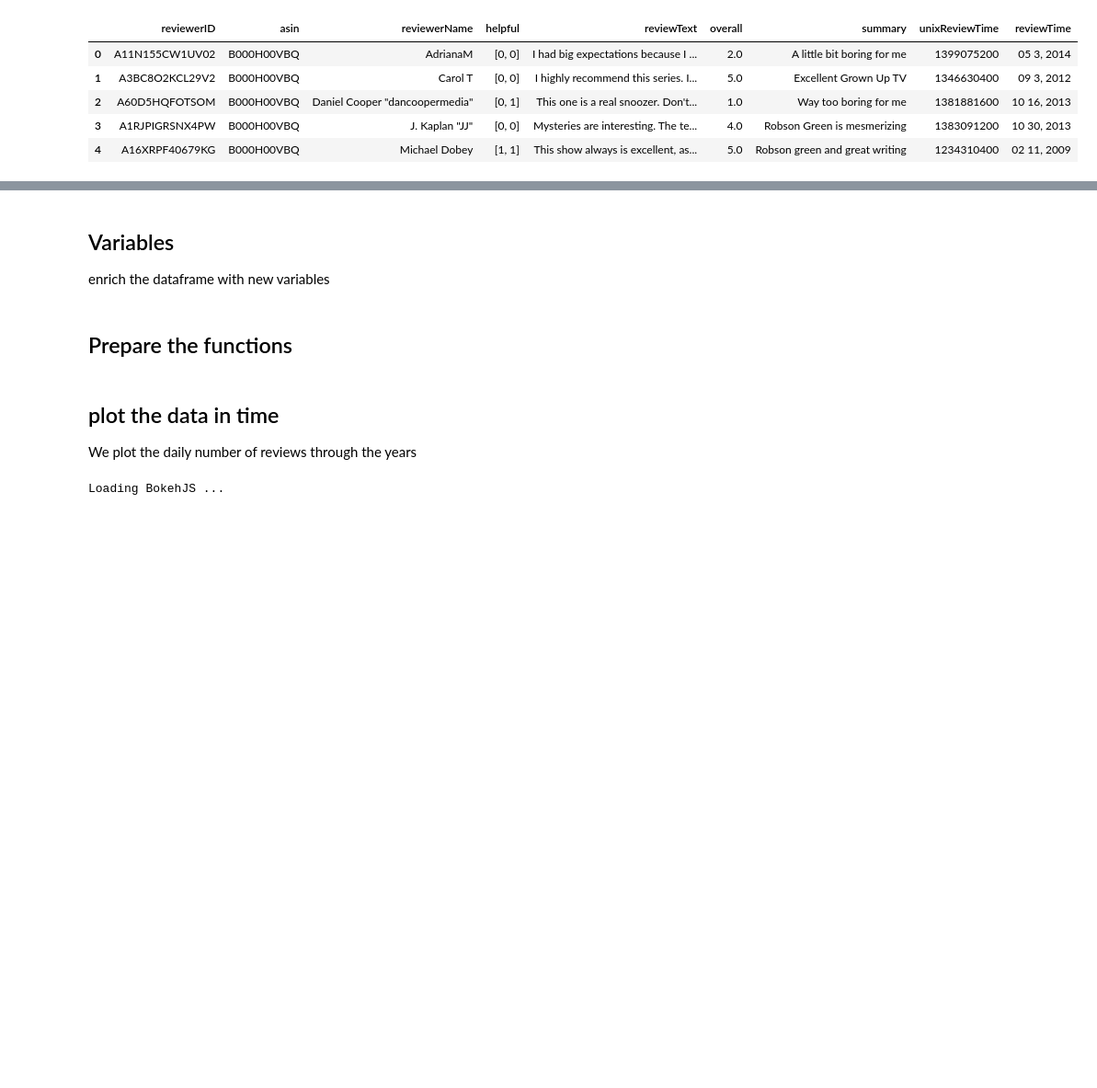
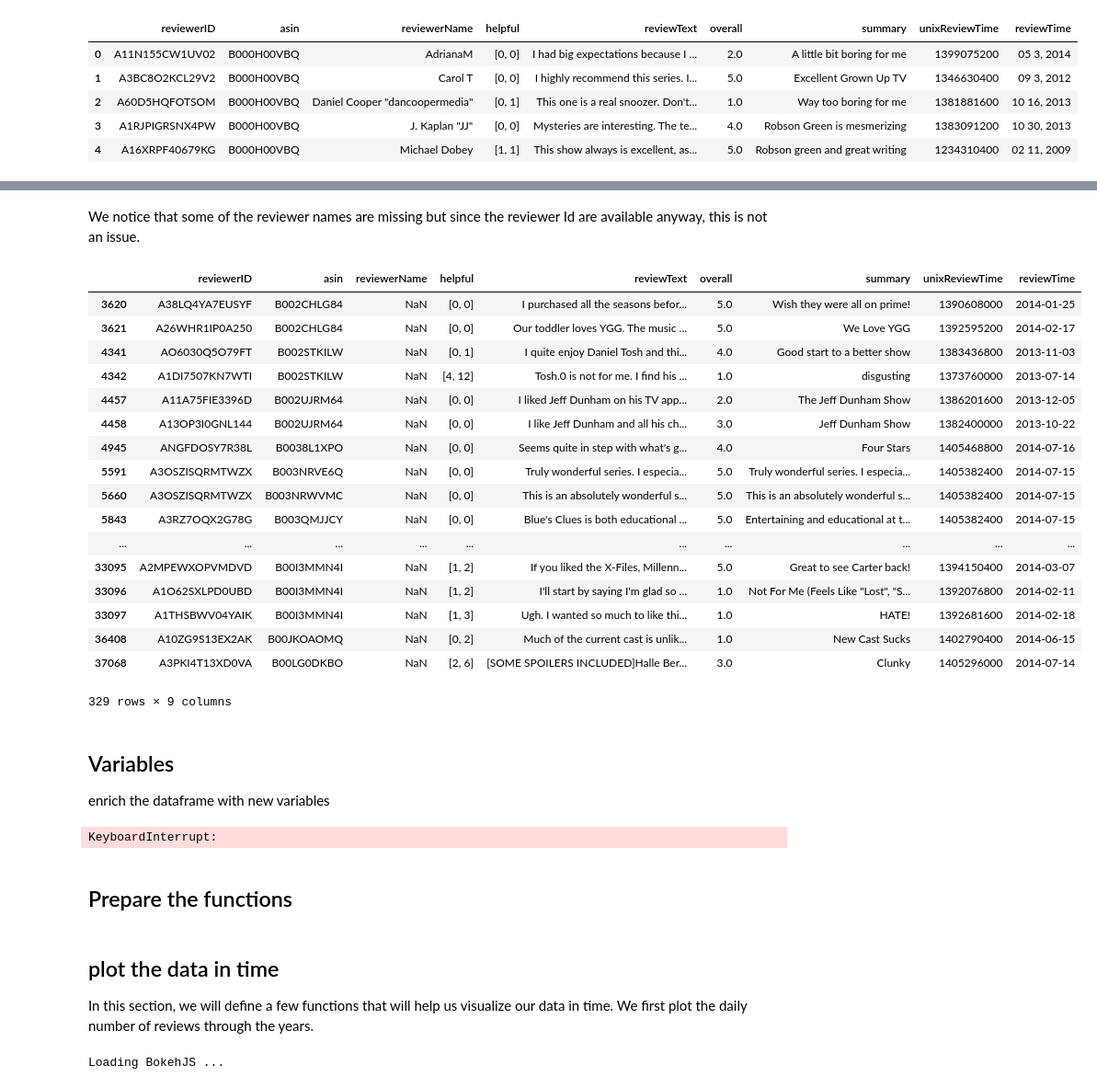
Before and after one commit to sourabhlal/ada2017, a Jupyter notebook: Project/exploration_AmazonInstantVideo-Copy1.ipynb, the cells around one changed output, grey strips where cells are left out. Shown at 92% size. Cells and saved outputs as stored; diff of their text form; code cells hidden in the pictures; blank space fills up the shorter version.

```diff
--- a/Project/exploration_AmazonInstantVideo-Copy1.ipynb
+++ b/Project/exploration_AmazonInstantVideo-Copy1.ipynb
@@ -31,17 +24,2 @@ abc
-# %%
-def parse(path):
-  g = gzip.open(path, 'rb')
-  for l in g:
-    yield eval(l)
-
-def getDF(path):
-  i = 0
-  df = {}
-  for d in tqdm(parse(path)):
-    df[i] = d
-    i += 1
-  return pd.DataFrame.from_dict(df, orient='index')
-# GET THE DATA
-df = getDF('reviews_Amazon_Instant_Video_5.json.gz')
 # %% [markdown]
 # Introduction:
@@ -49,0 +29,7 @@ df = getDF('reviews_Amazon_Instant_Video_5.json.gz')
+# %%
+def parse(path):
+  g = gzip.open(path, 'r')
+  for l in g:
+    yield eval(l)
+# %%
+meta = parse('metadata.json.gz')
@@ -49,0 +38,6 @@ df = getDF('reviews_Amazon_Instant_Video_5.json.gz')
+# %%
+df = pd.DataFrame([])
+for i in range(0,1000000):
+    x = next(meta) #next item in the generator
+    df2 = pd.DataFrame.from_dict(x,orient='index').transpose()
+    df = df.append(df2,ignore_index=True)
@@ -97,18 +174,46 @@ df.reviewTime=pd.to_datetime(df.reviewTime)
+# %% [markdown]
+We notice that some of the reviewer names are missing but since the reviewer Id are available anyway, this is not an issue.
+# %%
+df[df.reviewerName.isnull()]
+# %% [output]
+|  | reviewerID | asin | reviewerName | helpful | reviewText | overall | summary | unixReviewTime | reviewTime |
+| 3620 | A38LQ4YA7EUSYF | B002CHLG84 | NaN | [0, 0] | I purchased all the seasons befor... | 5.0 | Wish they were all on prime! | 1390608000 | 2014-01-25 |
+| 3621 | A26WHR1IP0A250 | B002CHLG84 | NaN | [0, 0] | Our toddler loves YGG. The music ... | 5.0 | We Love YGG | 1392595200 | 2014-02-17 |
+| 4341 | AO6030Q5O79FT | B002STKILW | NaN | [0, 1] | I quite enjoy Daniel Tosh and thi... | 4.0 | Good start to a better show | 1383436800 | 2013-11-03 |
+| 4342 | A1DI7507KN7WTI | B002STKILW | NaN | [4, 12] | Tosh.0 is not for me. I find his ... | 1.0 | disgusting | 1373760000 | 2013-07-14 |
+| 4457 | A11A75FIE3396D | B002UJRM64 | NaN | [0, 0] | I liked Jeff Dunham on his TV app... | 2.0 | The Jeff Dunham Show | 1386201600 | 2013-12-05 |
+| 4458 | A13OP3I0GNL144 | B002UJRM64 | NaN | [0, 0] | I like Jeff Dunham and all his ch... | 3.0 | Jeff Dunham Show | 1382400000 | 2013-10-22 |
+| 4945 | ANGFDOSY7R38L | B0038L1XPO | NaN | [0, 0] | Seems quite in step with what's g... | 4.0 | Four Stars | 1405468800 | 2014-07-16 |
+| 5591 | A3OSZISQRMTWZX | B003NRVE6Q | NaN | [0, 0] | Truly wonderful series. I especia... | 5.0 | Truly wonderful series. I especia... | 1405382400 | 2014-07-15 |
+| 5660 | A3OSZISQRMTWZX | B003NRWVMC | NaN | [0, 0] | This is an absolutely wonderful s... | 5.0 | This is an absolutely wonderful s... | 1405382400 | 2014-07-15 |
+| 5843 | A3RZ7OQX2G78G | B003QMJJCY | NaN | [0, 0] | Blue's Clues is both educational ... | 5.0 | Entertaining and educational at t... | 1405382400 | 2014-07-15 |
+| ... | ... | ... | ... | ... | ... | ... | ... | ... | ... |
+| 33095 | A2MPEWXOPVMDVD | B00I3MMN4I | NaN | [1, 2] | If you liked the X-Files, Millenn... | 5.0 | Great to see Carter back! | 1394150400 | 2014-03-07 |
+| 33096 | A1O62SXLPD0UBD | B00I3MMN4I | NaN | [1, 2] | I'll start by saying I'm glad so ... | 1.0 | Not For Me (Feels Like "Lost", "S... | 1392076800 | 2014-02-11 |
+| 33097 | A1THSBWV04YAIK | B00I3MMN4I | NaN | [1, 3] | Ugh. I wanted so much to like thi... | 1.0 | HATE! | 1392681600 | 2014-02-18 |
+| 36408 | A10ZG9S13EX2AK | B00JKOAOMQ | NaN | [0, 2] | Much of the current cast is unlik... | 1.0 | New Cast Sucks | 1402790400 | 2014-06-15 |
+| 37068 | A3PKI4T13XD0VA | B00LG0DKBO | NaN | [2, 6] | [SOME SPOILERS INCLUDED]Halle Ber... | 3.0 | Clunky | 1405296000 | 2014-07-14 |
+329 rows × 9 columns
 # %% [markdown]
 ## Variables
 enrich the dataframe with new variables
 # %%
 #other values than the number of review for each date :number of reviewers (up to that year)? length of reviews ? length of summary ?
 #takes a very long time (too long -> think of something else to do this)
+df['year']=list(map(lambda x:x.year,df.reviewTime))
 df['length_review']=list(map(lambda x:len(x),df.reviewText))
 df['length_title_reviews']=list(map(lambda x:len(x),df.summary))
 df['number of reviewers']=list(map(lambda x:len(df[df.year<=x].reviewerID.unique()),df.year))
 df
+# %% [output]
+KeyboardInterrupt:
 # %% [markdown]
 ## Prepare the functions
 # %% [markdown]
 ## plot the data in time
-We plot the daily number of reviews through the years
+
+In this section, we will define a few functions that will help us visualize our data in time.
+We first plot the daily number of reviews through the years.
 # %%
 # through the whole timeline
 evolution = df.groupby('reviewTime').count()
```
Also changed, not shown: parts of 56 cells of this notebook, 1 other file.
